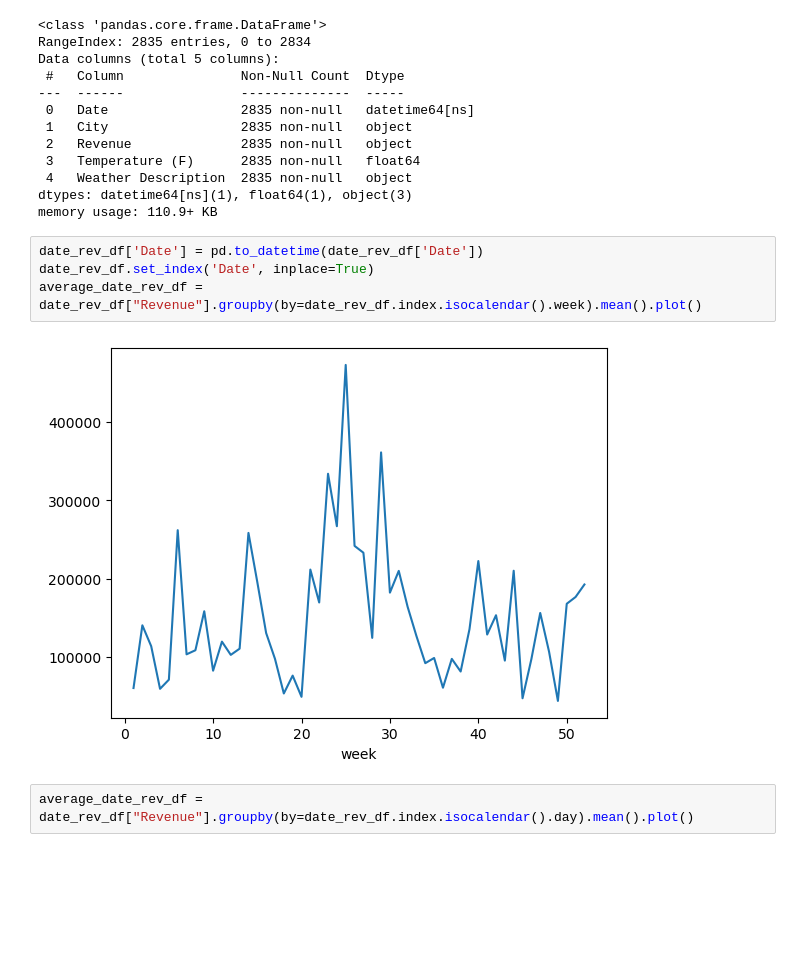
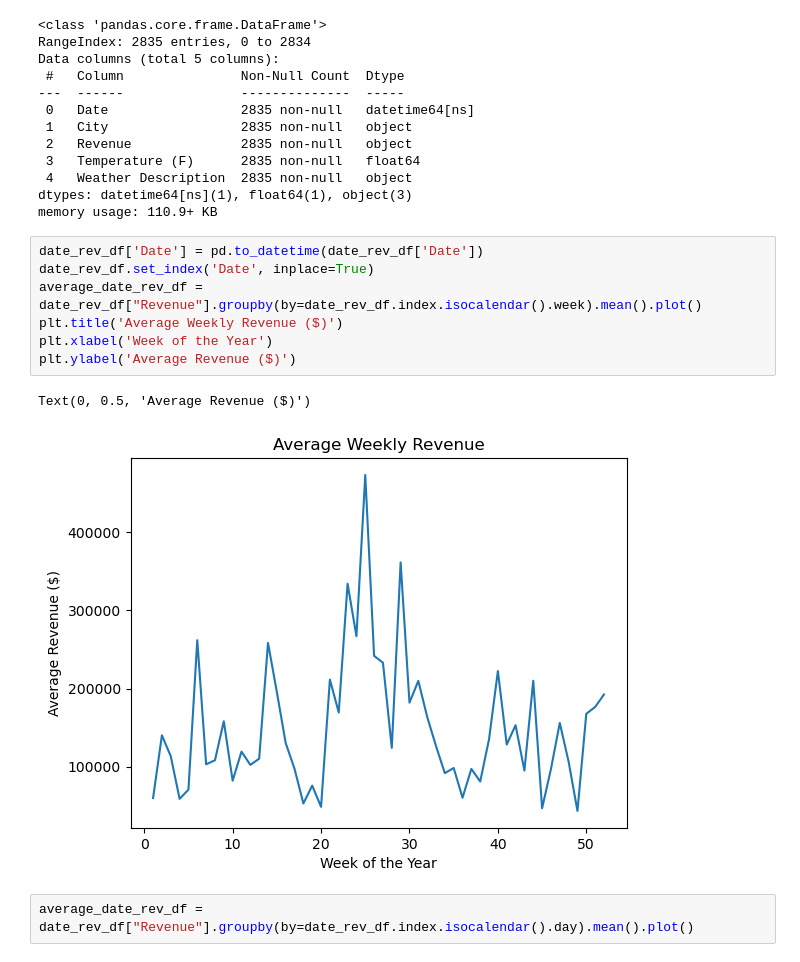
Before and after one commit to Armand57araujo/i-tickets, a Jupyter notebook: pythonnotebook.ipynb, the cells around one changed output. Drawn from its saved outputs; the diff is of its cells as text; blank space fills up the shorter version.

```diff
--- a/pythonnotebook.ipynb
+++ b/pythonnotebook.ipynb
@@ -365,9 +367,13 @@ memory usage: 110.9+ KB
 # %%
 date_rev_df['Date'] = pd.to_datetime(date_rev_df['Date'])
 date_rev_df.set_index('Date', inplace=True)
 average_date_rev_df = date_rev_df["Revenue"].groupby(by=date_rev_df.index.isocalendar().week).mean().plot()
+plt.title('Average Weekly Revenue ($)')
+plt.xlabel('Week of the Year')
+plt.ylabel('Average Revenue ($)')
 # %% [output]
+Text(0, 0.5, 'Average Revenue ($)')
-[figure, old version]
+[figure, new version]
 # %%
 average_date_rev_df = date_rev_df["Revenue"].groupby(by=date_rev_df.index.isocalendar().day).mean().plot()
 # %% [output]
```
Also changed, not shown: parts of 12 cells of this notebook.
